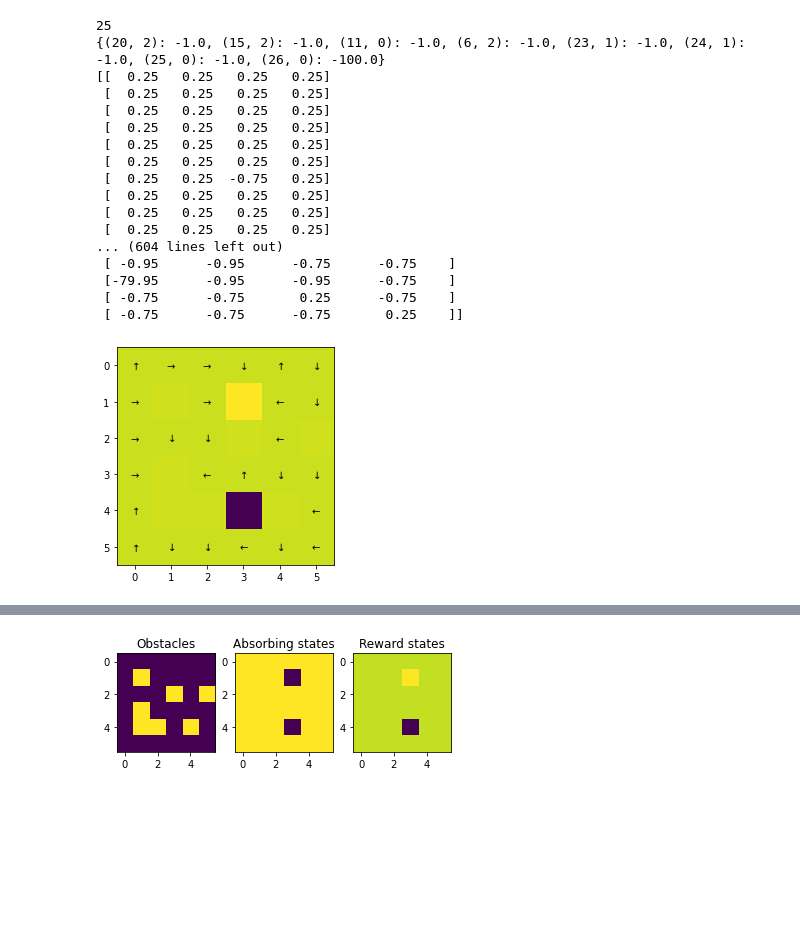
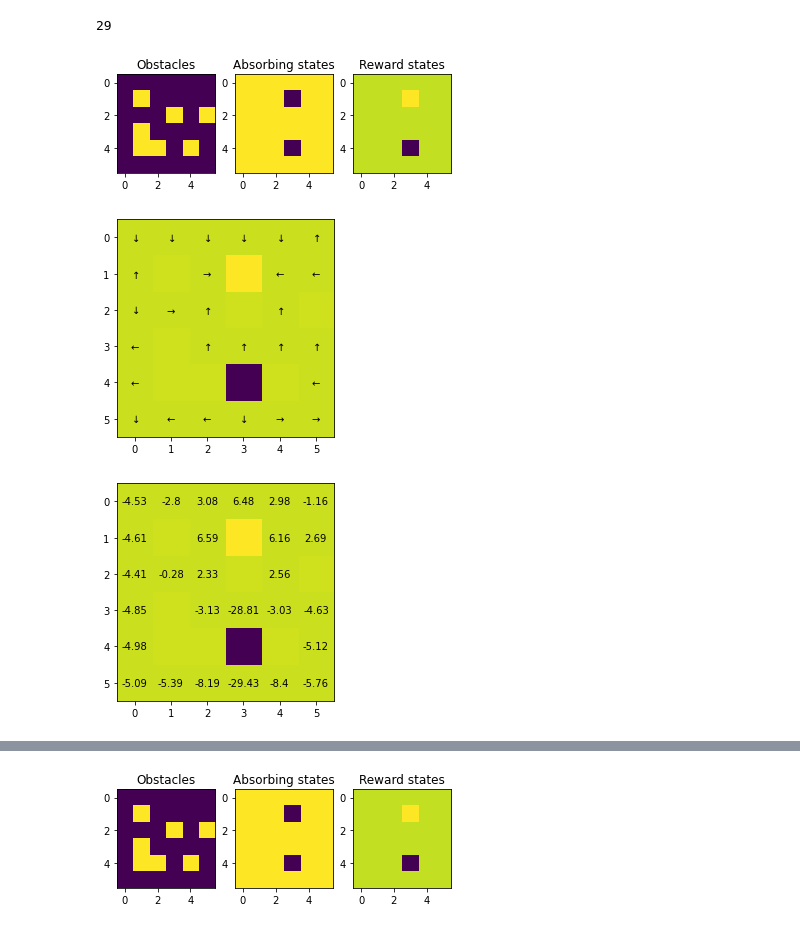
Before and after one commit to kevinlandert/IC_RL_CW1_TabularReinforcementLearning, a Jupyter notebook: jupyter/Question3.ipynb, the cells around one changed output, grey strips where cells are left out. Drawn from its saved outputs; the diff is of its cells as text; code cells hidden in the pictures; blank space fills up the shorter version.

```diff
--- a/jupyter/Question3.ipynb
+++ b/jupyter/Question3.ipynb
@@ -420,22 +507,13 @@ array([[10., 10., 10., 10.],
+# %%
+grid.state_size
+# %% [output]
+29
+# %%
+grid = GridWorld(p = 0.65)
+# %% [output]
+[figure, added]
 # %%
-opt_pol = self.monte_carlo_iterative(20)
-self.draw_deterministic_policy(np.array([np.argmax(opt_pol[row,:]) for row in range(self.state_size)]))
+opt_pol,Q,epochs = grid.MC_algorithm(0.8)
+grid.draw_deterministic_policy(np.array([np.argmax(opt_pol[row,:]) for row in range(grid.state_size)]))
 # %% [output]
-25
-{(20, 2): -1.0, (15, 2): -1.0, (11, 0): -1.0, (6, 2): -1.0, (23, 1): -1.0, (24, 1): -1.0, (25, 0): -1.0, (26, 0): -100.0}
-[[  0.25   0.25   0.25   0.25]
- [  0.25   0.25   0.25   0.25]
- [  0.25   0.25   0.25   0.25]
- [  0.25   0.25   0.25   0.25]
- [  0.25   0.25   0.25   0.25]
- [  0.25   0.25   0.25   0.25]
- [  0.25   0.25  -0.75   0.25]
- [  0.25   0.25   0.25   0.25]
- [  0.25   0.25   0.25   0.25]
- [  0.25   0.25   0.25   0.25]
-... (604 lines left out)
- [ -0.95      -0.95      -0.75      -0.75    ]
- [-79.95      -0.95      -0.95      -0.75    ]
- [ -0.75      -0.75       0.25      -0.75    ]
- [ -0.75      -0.75      -0.75       0.25    ]]
-[figure, old version]
+[figure, new version]
@@ -443,0 +520,5 @@ grid.draw_deterministic_policy(np.array([np.argmax(opt_pol[row,:]) for row in ra
+# %%
+val = np.max(Q,axis = 1)
+grid.draw_value(val)
+# %% [output]
+[figure, added]
```
Also changed, not shown: parts of 6 cells of this notebook, 1 other file.
